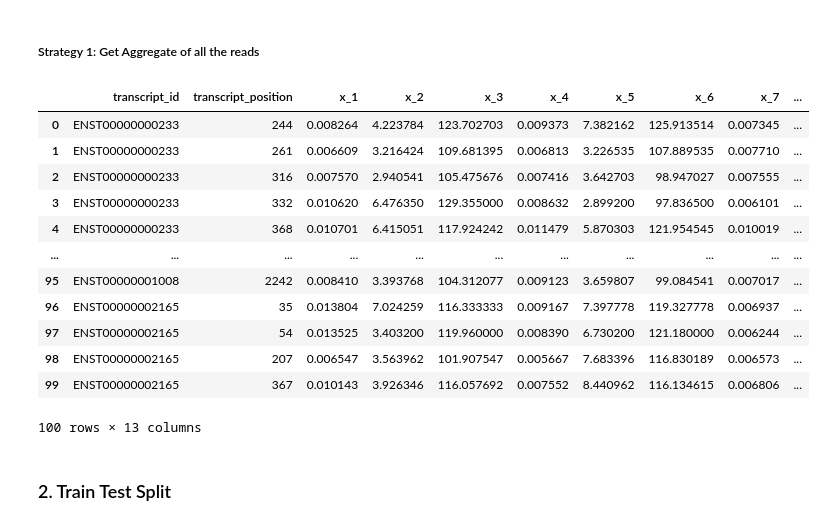
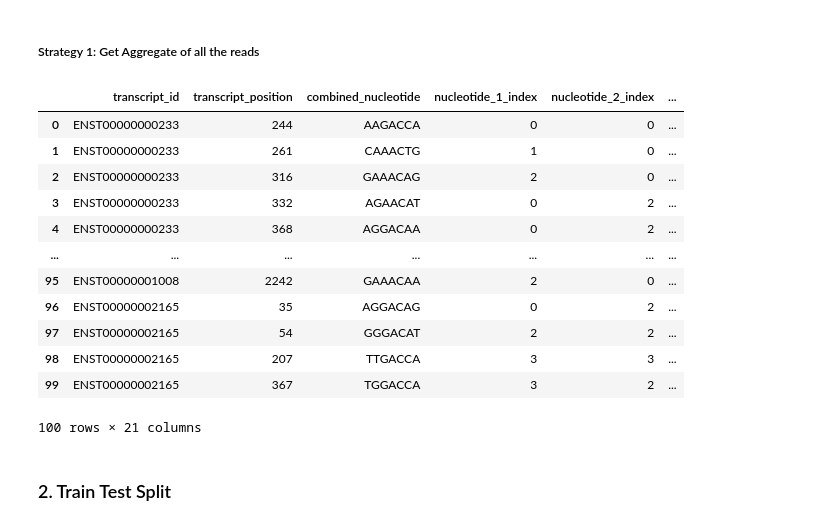
Before and after one commit to jeromeequekk/dsa4262-genomesight, a Jupyter notebook: task_1.ipynb, the cells around one changed output. Cells and saved outputs as stored; diff of their text form; code cells hidden in the pictures.

Commit message:
feat: add nucleotide as indices as features for model

```diff
--- a/task_1.ipynb
+++ b/task_1.ipynb
@@ -24,7 +24,7 @@ FileNotFoundError: [Errno 2] No such file or directory: 'data/'
 # %%
 # I'm putting these files into my ~/data, if it's different for u, change the path accordingly :)
-M6A_FILE_PATH = "/Users/zendenpek/Desktop/genom_data/data.info.labelled"
-DIRECT_RNA_SEQ_DATA_FILE_PATH = "/Users/zendenpek/Desktop/genom_data/dataset0.json.gz"
+M6A_FILE_PATH = "data/data.info.labelled"
+DIRECT_RNA_SEQ_DATA_FILE_PATH = "data/dataset0.json.gz"
 # %%
 # Read m6a labels
 def read_m6A_labels(m6a_file_path):
@@ -43,6 +43,17 @@ m6a_labels_df.head()
 | 4 | ENSG00000004059 | ENST00000000233 | 368 | 0 |
 # %% [markdown]
 #### 1.2 Read direct rna seq data
+# %%
+def convert_nucleotide_to_index(nucleotide):
+    nucleotide = nucleotide.lower()
+    if nucleotide == "a":
+        return 0
+    elif nucleotide == "c":
+        return 1
+    elif nucleotide == "g":
+        return 2
+    elif nucleotide == "t":
+        return 3
 # %%
 def read_direct_rna_seq_data(data_path):
     data = []
@@ -52,10 +63,20 @@ def read_direct_rna_seq_data(data_path):
             for transcript_id, position_data in line_data.items():
                 for transcript_position, combined_nucleotides_data in position_data.items():
                     for combined_nucleotide, reads in combined_nucleotides_data.items():
+                        nucleotide_1, nucleotide_2, nucleotide_3, nucleotide_4, nucleotide_5, nucleotide_6, nucleotide_7 = combined_nucleotide
+                        nucleotide_1_idx, nucleotide_2_idx, nucleotide_3_idx, nucleotide_4_idx, nucleotide_5_idx, nucleotide_6_idx, nucleotide_7_idx = convert_nucleotide_to_index(nucleotide_1), convert_nucleotide_to_index(nucleotide_2), convert_nucleotide_to_index(nucleotide_3), convert_nucleotide_to_index(nucleotide_4), convert_nucleotide_to_index(nucleotide_5), convert_nucleotide_to_index(nucleotide_6), convert_nucleotide_to_index(nucleotide_7)
                         for read_idx, read in enumerate(reads):
                             data.append({
                                 'transcript_id': transcript_id,
                                 'transcript_position': int(transcript_position),
+                                'combined_nucleotide': combined_nucleotide,
+                                'nucleotide_1_index': nucleotide_1_idx,
+                                'nucleotide_2_index': nucleotide_2_idx,
+                                'nucleotide_3_index': nucleotide_3_idx,
+                                'nucleotide_4_index': nucleotide_4_idx,
+                                'nucleotide_5_index': nucleotide_5_idx,
+                                'nucleotide_6_index': nucleotide_6_idx,
+                                'nucleotide_7_index': nucleotide_7_idx,
                                 'read_id': read_idx,
                                 'x_1': read[0],
                                 'x_2': read[1],
@@ -109,23 +131,23 @@ Number of rows with no labels: 0
 # %% [markdown]
 ##### Strategy 1: Get Aggregate of all the reads
 # %%
-aggregated_df = rna_seq_data_df.drop(columns=['read_id']).groupby(['transcript_id', 'transcript_position']).mean().reset_index()
+aggregated_df = rna_seq_data_df.drop(columns=['read_id']).groupby(['transcript_id', 'transcript_position', 'combined_nucleotide','nucleotide_1_index', 'nucleotide_2_index', 'nucleotide_3_index', 'nucleotide_4_index', 'nucleotide_5_index', 'nucleotide_6_index', 'nucleotide_7_index']).mean().reset_index()
 aggregated_with_labels_df = aggregated_df.merge(m6a_labels_df, on=["transcript_id", "transcript_position"], how="left")
 aggregated_with_labels_df.head(100)
 # %% [output]
-|  | transcript_id | transcript_position | x_1 | x_2 | x_3 | x_4 | x_5 | x_6 | x_7 | ... |
-| 0 | ENST00000000233 | 244 | 0.008264 | 4.223784 | 123.702703 | 0.009373 | 7.382162 | 125.913514 | 0.007345 | ... |
-| 1 | ENST00000000233 | 261 | 0.006609 | 3.216424 | 109.681395 | 0.006813 | 3.226535 | 107.889535 | 0.007710 | ... |
-| 2 | ENST00000000233 | 316 | 0.007570 | 2.940541 | 105.475676 | 0.007416 | 3.642703 | 98.947027 | 0.007555 | ... |
-| 3 | ENST00000000233 | 332 | 0.010620 | 6.476350 | 129.355000 | 0.008632 | 2.899200 | 97.836500 | 0.006101 | ... |
-| 4 | ENST00000000233 | 368 | 0.010701 | 6.415051 | 117.924242 | 0.011479 | 5.870303 | 121.954545 | 0.010019 | ... |
-| ... | ... | ... | ... | ... | ... | ... | ... | ... | ... | ... |
-| 95 | ENST00000001008 | 2242 | 0.008410 | 3.393768 | 104.312077 | 0.009123 | 3.659807 | 99.084541 | 0.007017 | ... |
-| 96 | ENST00000002165 | 35 | 0.013804 | 7.024259 | 116.333333 | 0.009167 | 7.397778 | 119.327778 | 0.006937 | ... |
-| 97 | ENST00000002165 | 54 | 0.013525 | 3.403200 | 119.960000 | 0.008390 | 6.730200 | 121.180000 | 0.006244 | ... |
-| 98 | ENST00000002165 | 207 | 0.006547 | 3.563962 | 101.907547 | 0.005667 | 7.683396 | 116.830189 | 0.006573 | ... |
-| 99 | ENST00000002165 | 367 | 0.010143 | 3.926346 | 116.057692 | 0.007552 | 8.440962 | 116.134615 | 0.006806 | ... |
+|  | transcript_id | transcript_position | combined_nucleotide | nucleotide_1_index | nucleotide_2_index | ... |
+| 0 | ENST00000000233 | 244 | AAGACCA | 0 | 0 | ... |
+| 1 | ENST00000000233 | 261 | CAAACTG | 1 | 0 | ... |
+| 2 | ENST00000000233 | 316 | GAAACAG | 2 | 0 | ... |
+| 3 | ENST00000000233 | 332 | AGAACAT | 0 | 2 | ... |
+| 4 | ENST00000000233 | 368 | AGGACAA | 0 | 2 | ... |
+| ... | ... | ... | ... | ... | ... | ... |
+| 95 | ENST00000001008 | 2242 | GAAACAA | 2 | 0 | ... |
+| 96 | ENST00000002165 | 35 | AGGACAG | 0 | 2 | ... |
+| 97 | ENST00000002165 | 54 | GGGACAT | 2 | 2 | ... |
+| 98 | ENST00000002165 | 207 | TTGACCA | 3 | 3 | ... |
+| 99 | ENST00000002165 | 367 | TGGACCA | 3 | 2 | ... |
-100 rows × 13 columns
+100 rows × 21 columns
 # %% [markdown]
 ### 2. Train Test Split
 # %%
```
Also changed, not shown: parts of 8 cells of this notebook.
